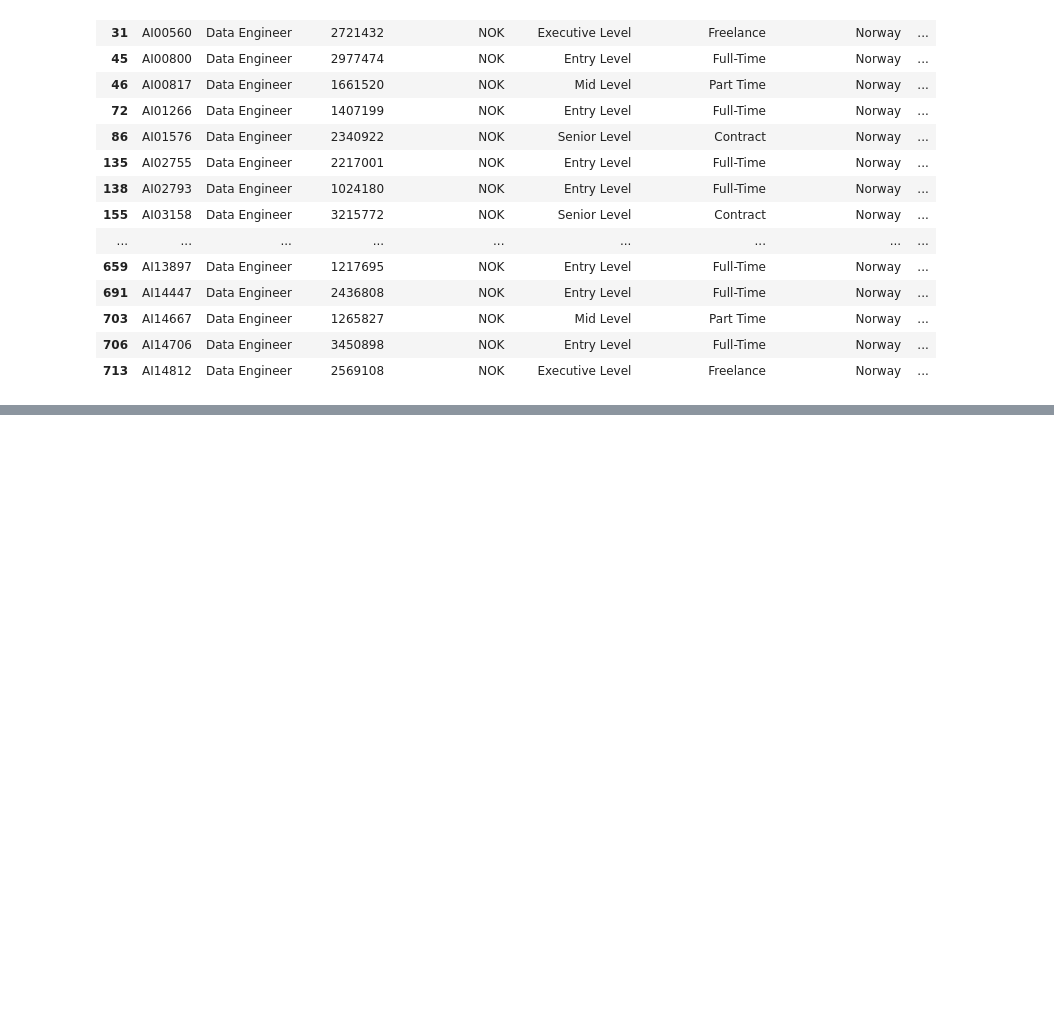
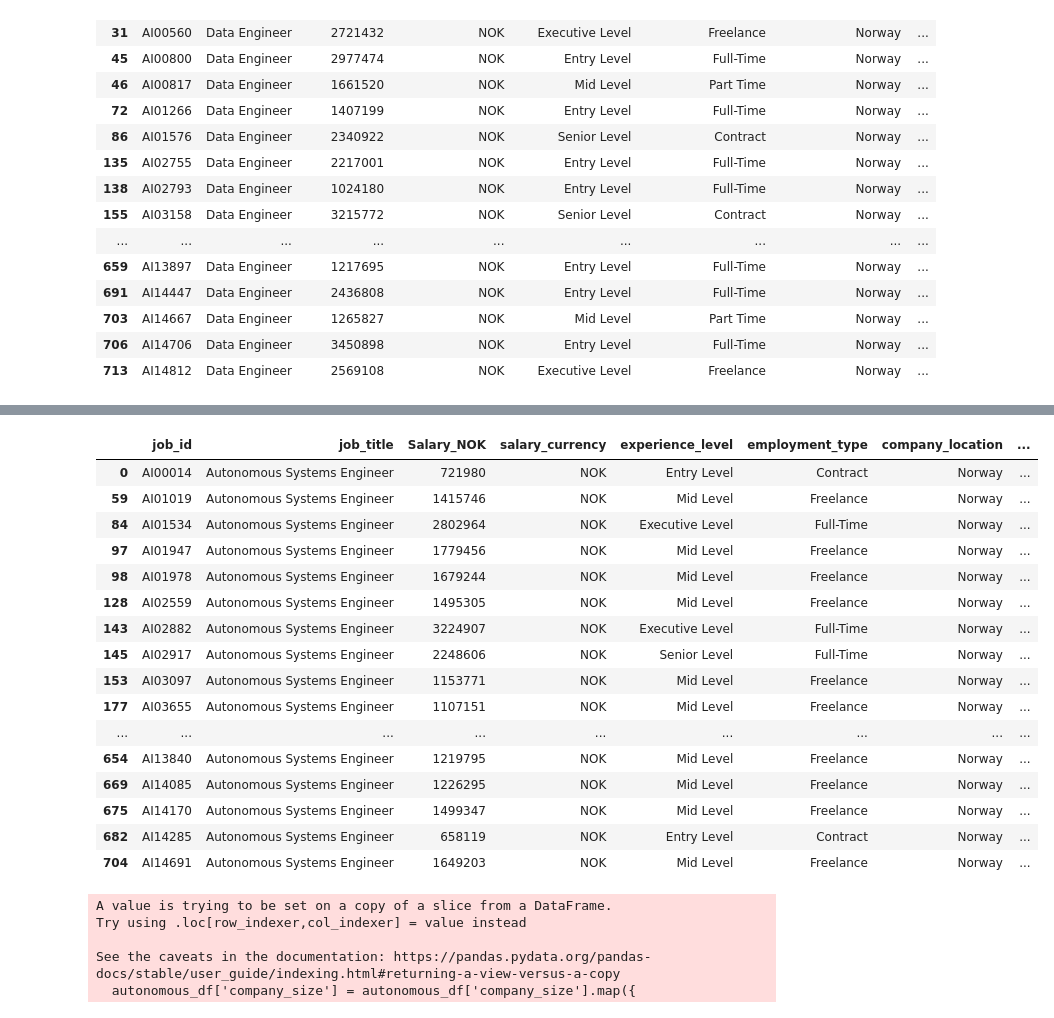
Before and after one commit to AJ0043/advance-ai-job-portal, a Jupyter notebook: Job_portal.ipynb, the cells around one changed output, grey strips where cells are left out. Cells and saved outputs as stored; diff of their text form; code cells hidden in the pictures; blank space fills up the shorter version.

```diff
--- a/Job_portal.ipynb
+++ b/Job_portal.ipynb
@@ -2515,0 +2712,15 @@ norway_df_Data_Engineer
+# %%
+def set_employment_from_exp(exp):
+    if exp == 'Entry Level':
+        return 'Contract'
+    elif exp == 'Mid Level':
+        return 'Freelance'
+    elif exp == 'Senior Level':
+        return 'Full-Time'
+    elif exp == 'Executive Level':
+        return 'Full-Time'
+    else:
+        return 'Not Specified'
+
+# Apply
+autonomous_df['employment_type'] = autonomous_df['experience_level'].apply(set_employment_from_exp)
@@ -2515,0 +2733,32 @@ norway_df_Data_Engineer
+# %%
+autonomous_df
+# %% [output]
+|  | job_id | job_title | Salary_NOK | salary_currency | experience_level | employment_type | company_location | ... |
+| 0 | AI00014 | Autonomous Systems Engineer | 721980 | NOK | Entry Level | Contract | Norway | ... |
+| 59 | AI01019 | Autonomous Systems Engineer | 1415746 | NOK | Mid Level | Freelance | Norway | ... |
+| 84 | AI01534 | Autonomous Systems Engineer | 2802964 | NOK | Executive Level | Full-Time | Norway | ... |
+| 97 | AI01947 | Autonomous Systems Engineer | 1779456 | NOK | Mid Level | Freelance | Norway | ... |
+| 98 | AI01978 | Autonomous Systems Engineer | 1679244 | NOK | Mid Level | Freelance | Norway | ... |
+| 128 | AI02559 | Autonomous Systems Engineer | 1495305 | NOK | Mid Level | Freelance | Norway | ... |
+| 143 | AI02882 | Autonomous Systems Engineer | 3224907 | NOK | Executive Level | Full-Time | Norway | ... |
+| 145 | AI02917 | Autonomous Systems Engineer | 2248606 | NOK | Senior Level | Full-Time | Norway | ... |
+| 153 | AI03097 | Autonomous Systems Engineer | 1153771 | NOK | Mid Level | Freelance | Norway | ... |
+| 177 | AI03655 | Autonomous Systems Engineer | 1107151 | NOK | Mid Level | Freelance | Norway | ... |
+| ... | ... | ... | ... | ... | ... | ... | ... | ... |
+| 654 | AI13840 | Autonomous Systems Engineer | 1219795 | NOK | Mid Level | Freelance | Norway | ... |
+| 669 | AI14085 | Autonomous Systems Engineer | 1226295 | NOK | Mid Level | Freelance | Norway | ... |
+| 675 | AI14170 | Autonomous Systems Engineer | 1499347 | NOK | Mid Level | Freelance | Norway | ... |
+| 682 | AI14285 | Autonomous Systems Engineer | 658119 | NOK | Entry Level | Contract | Norway | ... |
+| 704 | AI14691 | Autonomous Systems Engineer | 1649203 | NOK | Mid Level | Freelance | Norway | ... |
+# %%
+autonomous_df['company_size'] = autonomous_df['company_size'].map({
+    'M': "Mid-Size",
+    'L': "Large Size",
+    'S': "Small Size"
+})
+# %% [output]
+A value is trying to be set on a copy of a slice from a DataFrame.
+Try using .loc[row_indexer,col_indexer] = value instead
+
+See the caveats in the documentation: https://pandas.pydata.org/pandas-docs/stable/user_guide/indexing.html#returning-a-view-versus-a-copy
+  autonomous_df['company_size'] = autonomous_df['company_size'].map({
```
Also changed, not shown: parts of 68 cells of this notebook.
